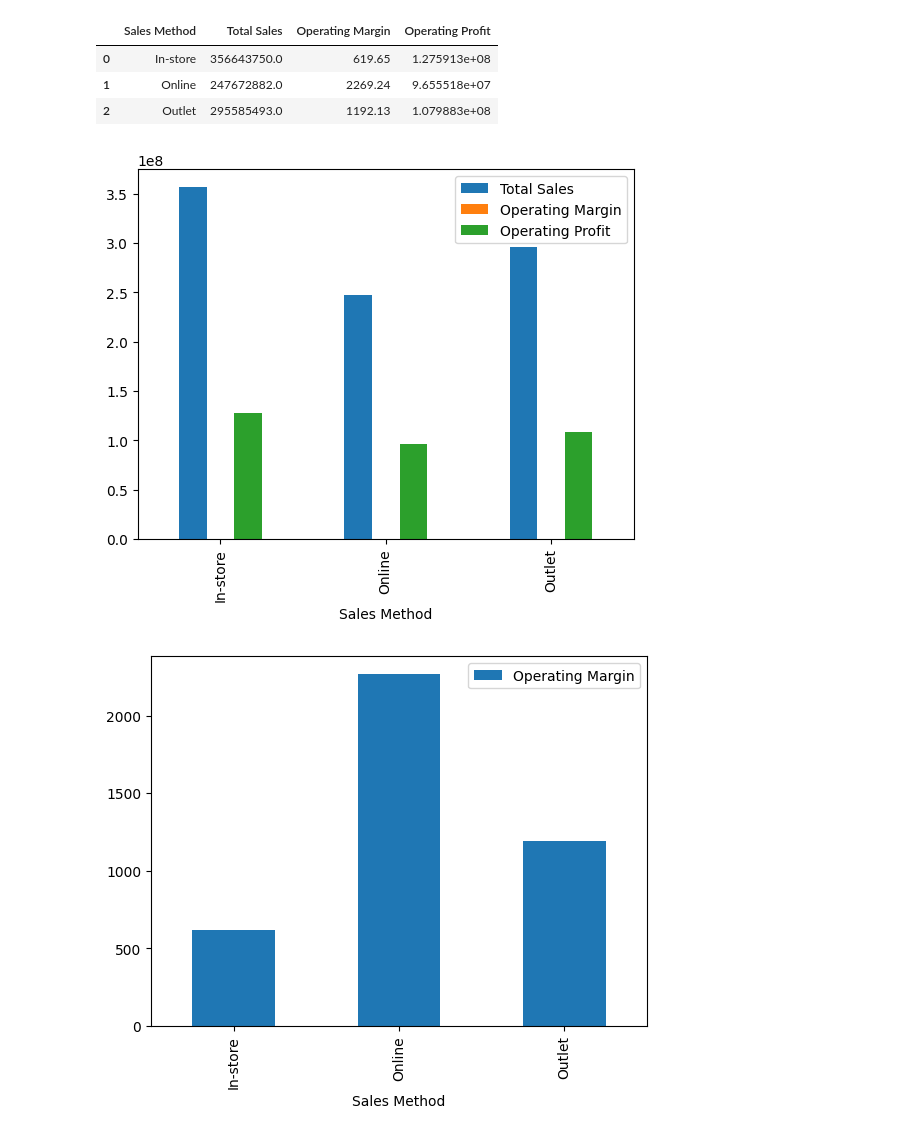
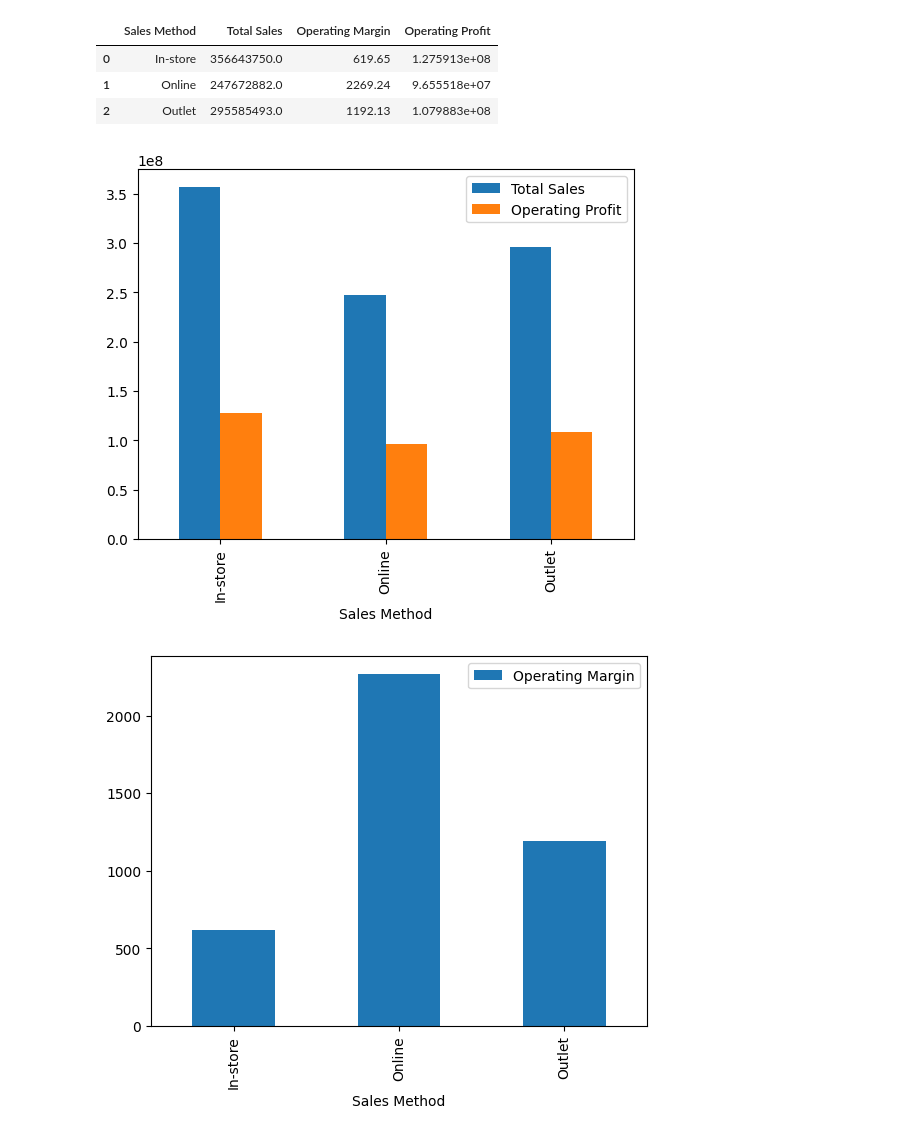
Before and after one commit to gitmamtahub/Adidas-Sales, a Jupyter notebook: Adidas_Sales.ipynb, the cells around one changed output. Cells and saved outputs as stored; diff of their text form; code cells hidden in the pictures.

```diff
--- a/Adidas_Sales.ipynb
+++ b/Adidas_Sales.ipynb
@@ -159,10 +183,10 @@ Sales_method
 # %%
 # @title Sales Method vs Total Sales and Operating Profit
 
-Sales_method.plot(x='Sales Method',y=['Total Sales','Operating Margin','Operating Profit'],kind='bar')
+Sales_method.plot(x='Sales Method',y=['Total Sales','Operating Profit'],kind='bar')
 plt.show()
 # %% [output]
-[figure, old version]
+[figure, new version]
 # %%
 # @title Sales Method vs Operating Margin
 
```
Also changed, not shown: parts of 57 cells of this notebook.
